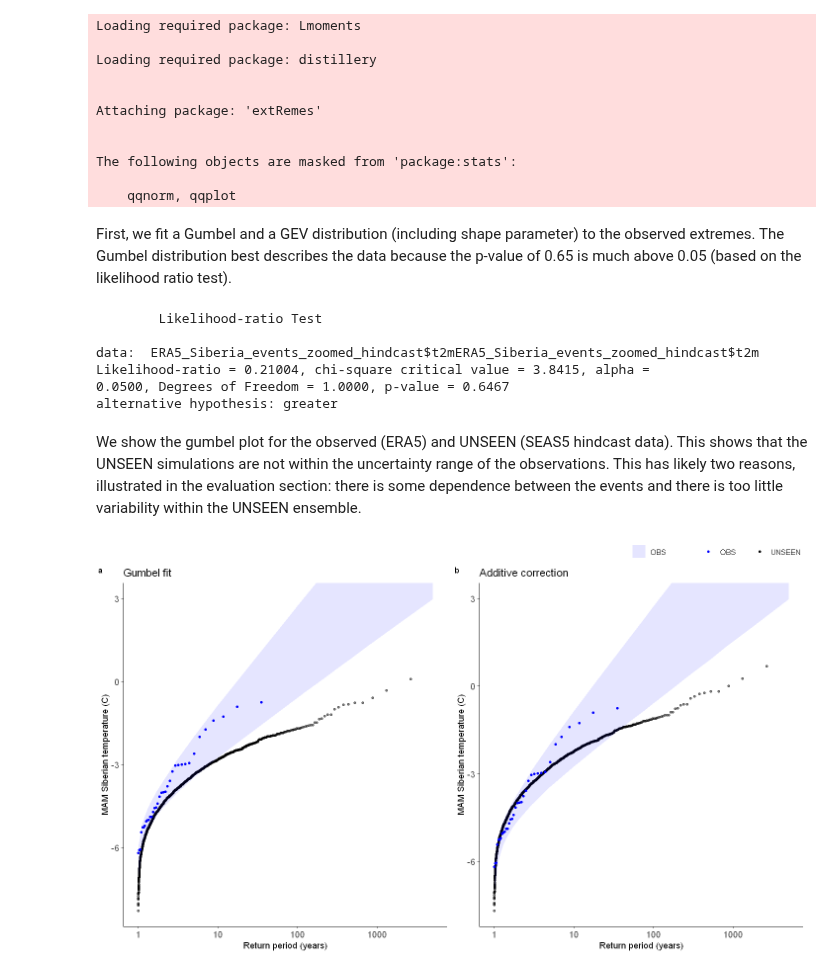
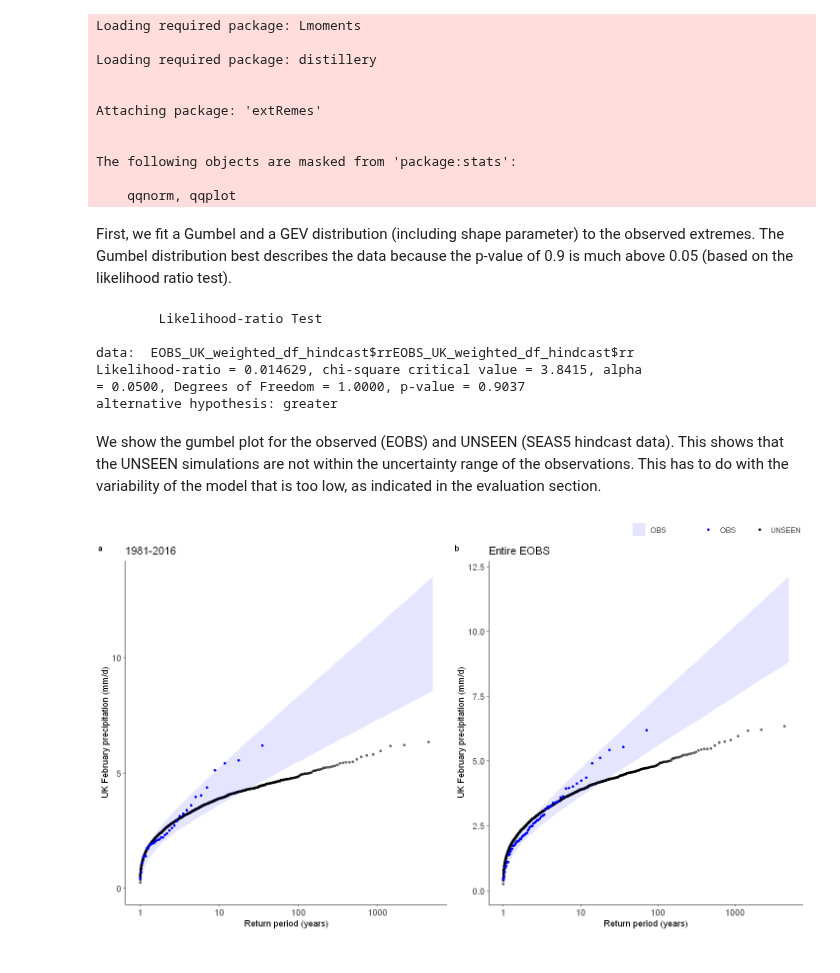
Before and after one commit to ECMWFCode4Earth/UNSEEN-open, a Jupyter notebook: doc/Notebooks/examples/UK_Precipitation.ipynb, the cells around one changed output. Drawn from its saved outputs; the diff is of its cells as text; code cells hidden in the pictures.

```diff
--- a/doc/Notebooks/examples/UK_Precipitation.ipynb
+++ b/doc/Notebooks/examples/UK_Precipitation.ipynb
@@ -113,0 +106,18 @@ ERA5_Siberia_events_zoomed$t2m <- ERA5_Siberia_events_zoomed$t2m - 273.15
+# %%
+setwd('../../..')
+# getwd()
+EOBS_UK_weighted_df <- read.csv("Data/EOBS_UK_weighted_upscaled.csv", stringsAsFactors=FALSE)
+SEAS5_UK_weighted_df <- read.csv("Data/SEAS5_UK_weighted_masked.csv", stringsAsFactors=FALSE)
+
+## Convert the time class to Date format
+EOBS_UK_weighted_df$time <- lubridate::ymd(EOBS_UK_weighted_df$time)
+str(EOBS_UK_weighted_df)
+
+EOBS_UK_weighted_df_hindcast <- EOBS_UK_weighted_df[
+    EOBS_UK_weighted_df$time > '1982-02-01' &
+    EOBS_UK_weighted_df$time < '2017-02-01',
+    ]
+
+
+SEAS5_UK_weighted_df$time <- lubridate::ymd(SEAS5_UK_weighted_df$time)
+str(SEAS5_UK_weighted_df)
@@ -224,46 +225,46 @@ The following objects are masked from 'package:stats':
 
     qqnorm, qqplot
 # %% [markdown]
-First, we fit a Gumbel and a GEV distribution (including shape parameter) to the observed extremes. The Gumbel distribution best describes the data because the p-value of 0.65 is much above 0.05 (based on the likelihood ratio test).
+First, we fit a Gumbel and a GEV distribution (including shape parameter) to the observed extremes. The Gumbel distribution best describes the data because the p-value of 0.9 is much above 0.05 (based on the likelihood ratio test).
 # %%
-fit_obs_Gumbel <- fevd(x = ERA5_Siberia_events_zoomed_hindcast$t2m,
+fit_obs_Gumbel <- fevd(x = EOBS_UK_weighted_df_hindcast$rr,
                     type = "Gumbel"
                    )
-fit_obs_GEV <- fevd(x = ERA5_Siberia_events_zoomed_hindcast$t2m,
+fit_obs_GEV <- fevd(x = EOBS_UK_weighted_df_hindcast$rr,
                     type = "GEV"
                    )
 lr.test(fit_obs_Gumbel, fit_obs_GEV)
 # %% [output]
         Likelihood-ratio Test
 
-data:  ERA5_Siberia_events_zoomed_hindcast$t2mERA5_Siberia_events_zoomed_hindcast$t2m
-Likelihood-ratio = 0.21004, chi-square critical value = 3.8415, alpha =
-0.0500, Degrees of Freedom = 1.0000, p-value = 0.6467
+data:  EOBS_UK_weighted_df_hindcast$rrEOBS_UK_weighted_df_hindcast$rr
+Likelihood-ratio = 0.014629, chi-square critical value = 3.8415, alpha
+= 0.0500, Degrees of Freedom = 1.0000, p-value = 0.9037
 alternative hypothesis: greater
 # %% [markdown]
-We show the gumbel plot for the observed (ERA5) and UNSEEN (SEAS5 hindcast data). This shows that the UNSEEN simulations are not within the uncertainty range of the observations. This has likely two reasons, illustrated in the evaluation section: there is some dependence between the events and there is too little variability within the UNSEEN ensemble.
+We show the gumbel plot for the observed (EOBS) and UNSEEN (SEAS5 hindcast data). This shows that the UNSEEN simulations are not within the uncertainty range of the observations. This has to do with the variability of the model that is too low, as indicated in the evaluation section.
 # %%
 options(repr.plot.width = 12)
-GEV_hindcast <- EVT_plot(ensemble = SEAS5_Siberia_events_zoomed_hindcast$t2m,
-                         obs = ERA5_Siberia_events_zoomed_hindcast$t2m,
-                         main = "Gumbel fit",
+Gumbel_hindcast <- EVT_plot(ensemble = SEAS5_UK_weighted_df$tprate,
+                         obs = EOBS_UK_weighted_df_hindcast$rr,
+                         main = "1981-2016",
                          GEV_type = "Gumbel",
-                         ylim = 3,
-                         y_lab = 'MAM Siberian temperature (C)'
+#                          ylim = 3,
+                         y_lab = 'UK February precipitation (mm/d)'
                         )
-GEV_hindcast_corrected <- EVT_plot(ensemble = ensemble_biascor, #SEAS5_Siberia_events_zoomed_hindcast$t2m,
-                                   obs = ERA5_Siberia_events_zoomed_hindcast$t2m,
-                                   main = "Additive correction",
+GEV_hindcast <- EVT_plot(ensemble = SEAS5_UK_weighted_df$tprate,
+                                   obs = EOBS_UK_weighted_df$rr,
+                                   main = "Entire EOBS",
                                    GEV_type = "Gumbel",
-                                   ylim = 3,
-                                   y_lab = 'MAM Siberian temperature (C)'
+#                                    ylim = 3,
+                                   y_lab = 'UK February precipitation (mm/d)'
                                   )
 
-ggarrange(GEV_hindcast, GEV_hindcast_corrected,
+ggarrange(Gumbel_hindcast, GEV_hindcast,
   labels = c("a", "b"), # ,"c","d"),
   common.legend = T,
   font.label = list(size = 10, color = "black", face = "bold", family = NULL),
   ncol = 2, nrow = 1
 )
 # %% [output]
-[figure, old version]
+[figure, new version]
```
Also changed, not shown: parts of 64 cells of this notebook.
